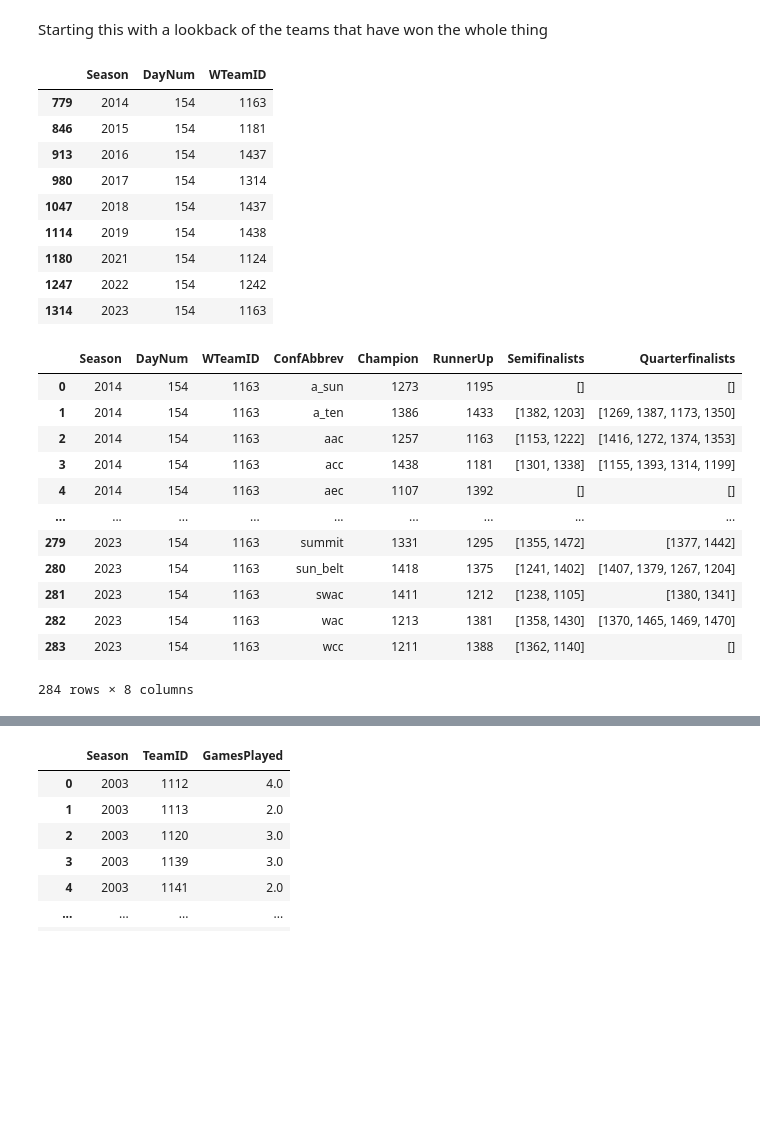
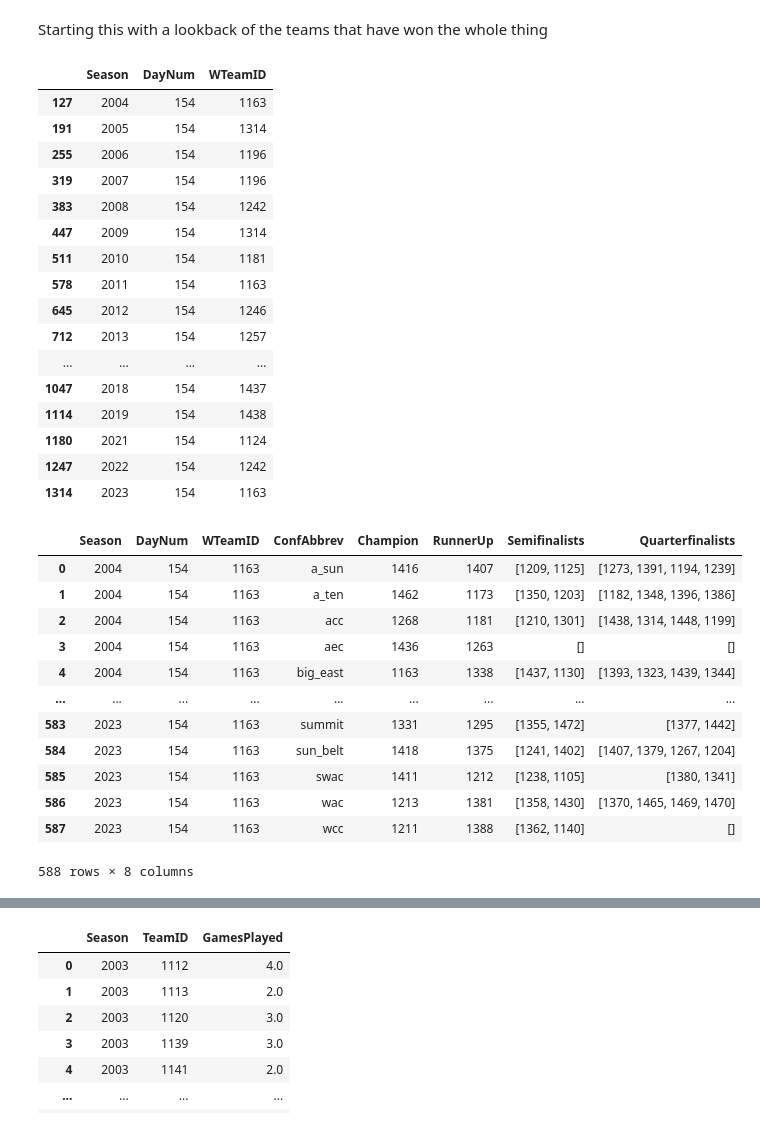
Before and after one commit to robertpcomer/MarchMadness, a Jupyter notebook: RC First Attempt.ipynb, the cells around one changed output, grey strips where cells are left out. Cells and saved outputs as stored; diff of their text form; code cells hidden in the pictures; blank space fills up the shorter version.

```diff
--- a/RC First Attempt.ipynb
+++ b/RC First Attempt.ipynb
@@ -3,26 +3,33 @@ Starting this with a lookback of the teams that have won the whole thing
 # %%
 import pandas as pd
 import numpy as np
 
 # Sample data creation for demonstration.
 # Assuming the real CSV file is named 'basketball_games.csv' and contains the mentioned columns.
 data = pd.read_csv('MNCAATourneyDetailedResults.csv')
 # Creating a DataFrame from the sample data
 df = pd.DataFrame(data)
 
 # Filtering for seasons greater than 2010
-filtered_df = df[df['Season'] > 2013]
+filtered_df = df[df['Season'] > 2003]
 
 # Finding the WTeamID with the maximum DayNum for each distinct Season
 result_df = filtered_df.loc[filtered_df.groupby('Season')['DayNum'].idxmax(), ['Season', 'DayNum', 'WTeamID']]
 
 result_df
 # %% [output]
 |  | Season | DayNum | WTeamID |
-| 779 | 2014 | 154 | 1163 |
-| 846 | 2015 | 154 | 1181 |
-| 913 | 2016 | 154 | 1437 |
-| 980 | 2017 | 154 | 1314 |
+| 127 | 2004 | 154 | 1163 |
+| 191 | 2005 | 154 | 1314 |
+| 255 | 2006 | 154 | 1196 |
+| 319 | 2007 | 154 | 1196 |
+| 383 | 2008 | 154 | 1242 |
+| 447 | 2009 | 154 | 1314 |
+| 511 | 2010 | 154 | 1181 |
+| 578 | 2011 | 154 | 1163 |
+| 645 | 2012 | 154 | 1246 |
+| 712 | 2013 | 154 | 1257 |
+| ... | ... | ... | ... |
 | 1047 | 2018 | 154 | 1437 |
 | 1114 | 2019 | 154 | 1438 |
 | 1180 | 2021 | 154 | 1124 |
@@ -31,7 +38,7 @@ result_df
 # %%
 conf_df = pd.read_csv('MconferenceTourneyGames.csv')
 # conf_df =  conf_df[conf_df['ConfAbbrev'] == "big_east"]
-conf_df_filtered = conf_df[conf_df['Season'] > 2005]
+conf_df_filtered = conf_df[conf_df['Season'] > 2003]
 
 
 unique_confs = conf_df_filtered[['Season', 'ConfAbbrev']].drop_duplicates()
@@ -60,18 +67,18 @@ final_df_enhanced = pd.merge(result_df, unique_confs, on=['Season'], how='left')
 final_df_enhanced
 # %% [output]
 |  | Season | DayNum | WTeamID | ConfAbbrev | Champion | RunnerUp | Semifinalists | Quarterfinalists |
-| 0 | 2014 | 154 | 1163 | a_sun | 1273 | 1195 | [] | [] |
-| 1 | 2014 | 154 | 1163 | a_ten | 1386 | 1433 | [1382, 1203] | [1269, 1387, 1173, 1350] |
-| 2 | 2014 | 154 | 1163 | aac | 1257 | 1163 | [1153, 1222] | [1416, 1272, 1374, 1353] |
-| 3 | 2014 | 154 | 1163 | acc | 1438 | 1181 | [1301, 1338] | [1155, 1393, 1314, 1199] |
-| 4 | 2014 | 154 | 1163 | aec | 1107 | 1392 | [] | [] |
+| 0 | 2004 | 154 | 1163 | a_sun | 1416 | 1407 | [1209, 1125] | [1273, 1391, 1194, 1239] |
+| 1 | 2004 | 154 | 1163 | a_ten | 1462 | 1173 | [1350, 1203] | [1182, 1348, 1396, 1386] |
+| 2 | 2004 | 154 | 1163 | acc | 1268 | 1181 | [1210, 1301] | [1438, 1314, 1448, 1199] |
+| 3 | 2004 | 154 | 1163 | aec | 1436 | 1263 | [] | [] |
+| 4 | 2004 | 154 | 1163 | big_east | 1163 | 1338 | [1437, 1130] | [1393, 1323, 1439, 1344] |
 | ... | ... | ... | ... | ... | ... | ... | ... | ... |
-| 279 | 2023 | 154 | 1163 | summit | 1331 | 1295 | [1355, 1472] | [1377, 1442] |
-| 280 | 2023 | 154 | 1163 | sun_belt | 1418 | 1375 | [1241, 1402] | [1407, 1379, 1267, 1204] |
-| 281 | 2023 | 154 | 1163 | swac | 1411 | 1212 | [1238, 1105] | [1380, 1341] |
-| 282 | 2023 | 154 | 1163 | wac | 1213 | 1381 | [1358, 1430] | [1370, 1465, 1469, 1470] |
-| 283 | 2023 | 154 | 1163 | wcc | 1211 | 1388 | [1362, 1140] | [] |
+| 583 | 2023 | 154 | 1163 | summit | 1331 | 1295 | [1355, 1472] | [1377, 1442] |
+| 584 | 2023 | 154 | 1163 | sun_belt | 1418 | 1375 | [1241, 1402] | [1407, 1379, 1267, 1204] |
+| 585 | 2023 | 154 | 1163 | swac | 1411 | 1212 | [1238, 1105] | [1380, 1341] |
+| 586 | 2023 | 154 | 1163 | wac | 1213 | 1381 | [1358, 1430] | [1370, 1465, 1469, 1470] |
+| 587 | 2023 | 154 | 1163 | wcc | 1211 | 1388 | [1362, 1140] | [] |
-284 rows × 8 columns
+588 rows × 8 columns
 # %%
 tournament_results_df = unique_confs[['Season', 'ConfAbbrev', 'Champion', 'RunnerUp', 'Semifinalists', 'Quarterfinalists']].copy()
 
```
Also changed, not shown: parts of 13 cells of this notebook.
